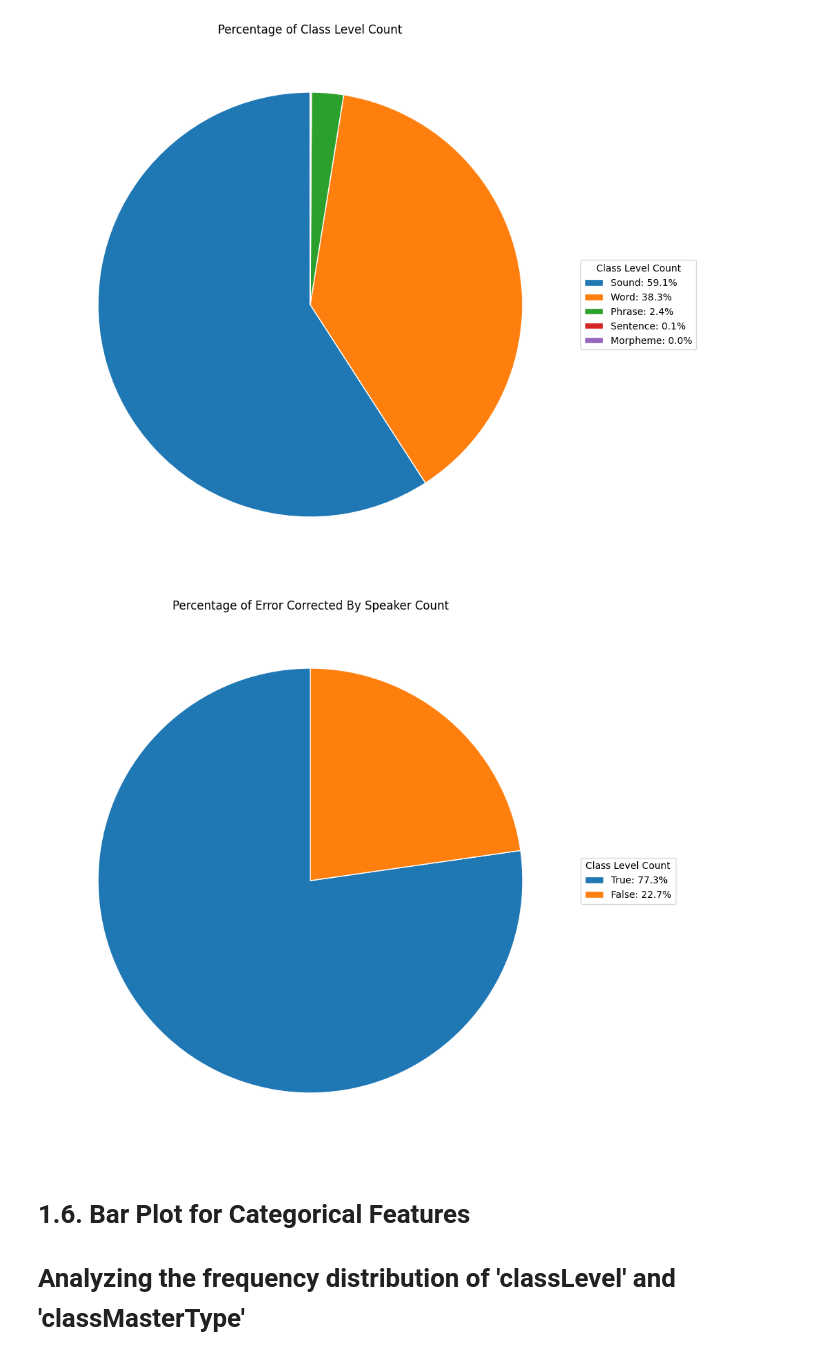
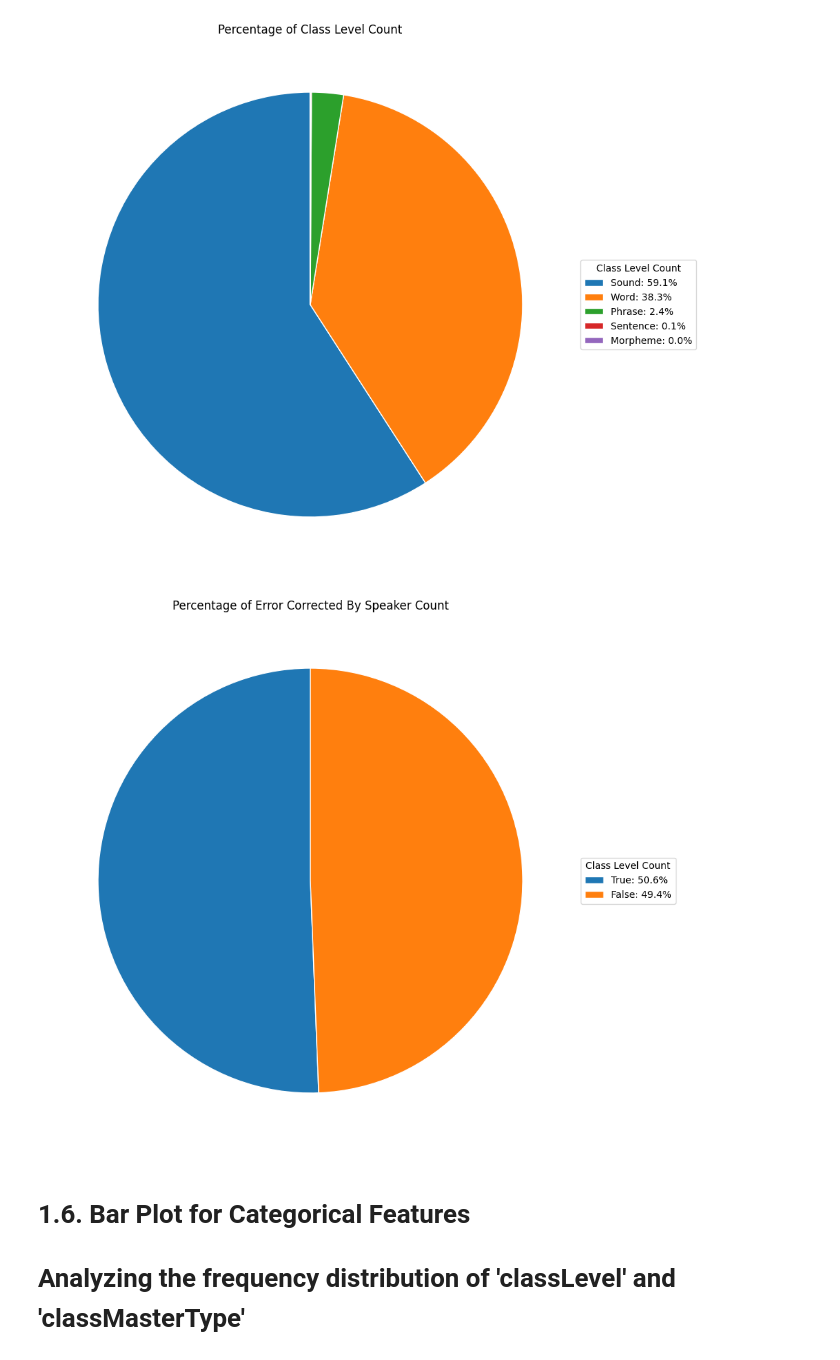
Before and after one commit to pp-never-cares/speech_error_classification, a Jupyter notebook: EDA/EDA_for_error.ipynb, the cells around one changed output. Drawn from its saved outputs; the diff is of its cells as text; code cells hidden in the pictures.

```diff
--- a/EDA/EDA_for_error.ipynb
+++ b/EDA/EDA_for_error.ipynb
@@ -4,7 +4,8 @@
 import pandas as pd
 import numpy as np
 # %%
-data = pd.read_csv('7098-word-sound-errors-dataset.csv')
+#read the xls file
+data = pd.read_excel('7098-word-sound-errors-dataset.xlsx')
 
 data.info()
 # %% [output]
@@ -216,30 +217,33 @@ plt.show()
 [figure]
 # %%
 # Generate the counts and labels directly from the data
-sizes = data['isErrorCorrected'].value_counts()
+# only selext when the classTYpe is "Sound"
+
+sizes = data['isErrorCorrectedBySpeaker'].value_counts()
+
 
 # Update the labels after merging
 labels = sizes.index
 percentages = [f"{label}: {size / sizes.sum() * 100:.1f}%" for label, size in zip(labels, sizes)]
 
 # Create the pie chart without percentage labels
 plt.figure(figsize=(10, 10))
 wedges, texts = plt.pie(
     sizes,
     labels=None,  # Remove labels from the pie slices
     startangle=90,
     wedgeprops={'linewidth': 1, 'edgecolor': 'white'}  # Adds a white border between slices
 )
 
 # Add a legend for the labels without percentages
 labels = [f"{label}: {size / sizes.sum() * 100:.1f}%" for label, size in zip(labels, sizes)]
 plt.legend(wedges, labels, title="Class Level Count", loc="center left", bbox_to_anchor=(1, 0, 0.5, 1))
 
 
 plt.title('Percentage of Error Corrected By Speaker Count')
 plt.show()
 # %% [output]
-[figure, old version]
+[figure, new version]
 # %% [markdown]
 # 1.6. Bar Plot for Categorical Features
 # Analyzing the frequency distribution of 'classLevel' and 'classMasterType'
```
Also changed, not shown: parts of 22 cells of this notebook.
